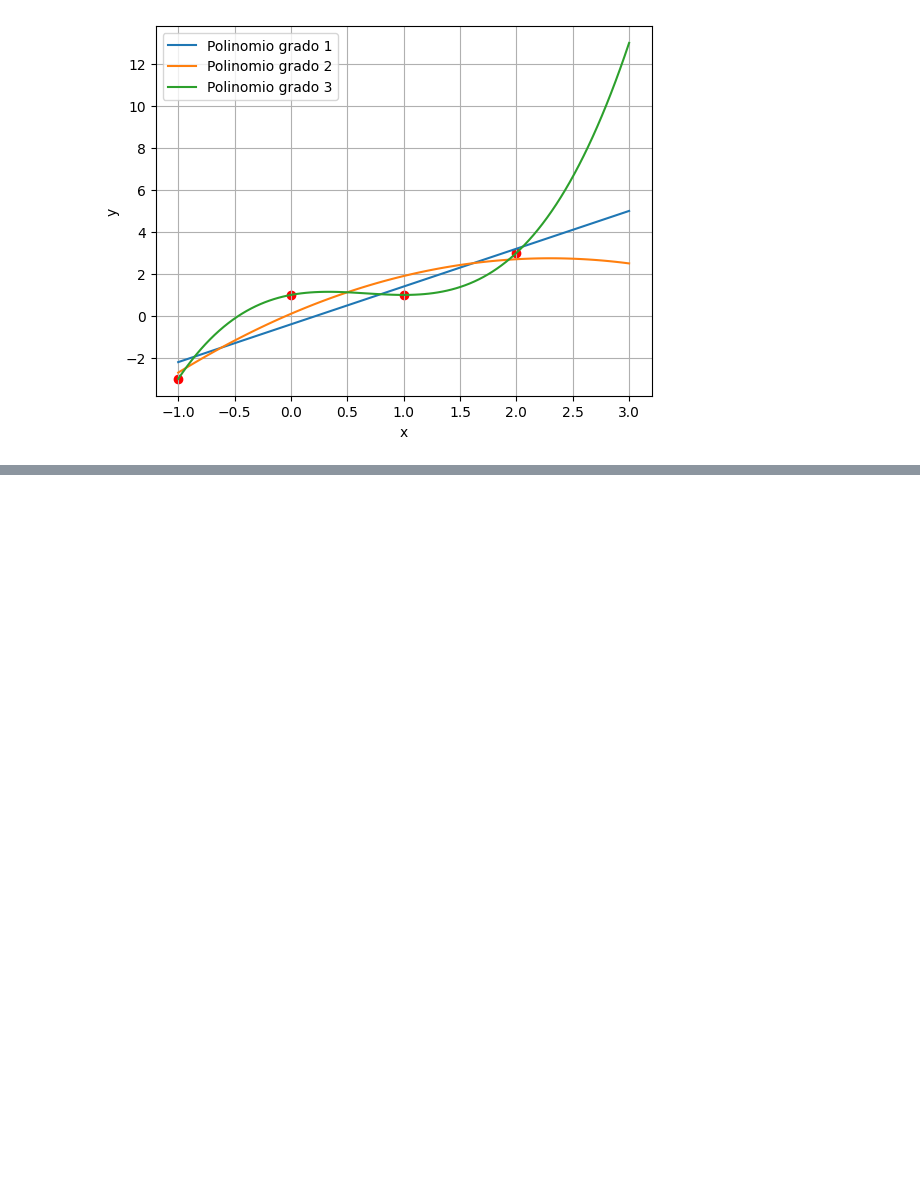
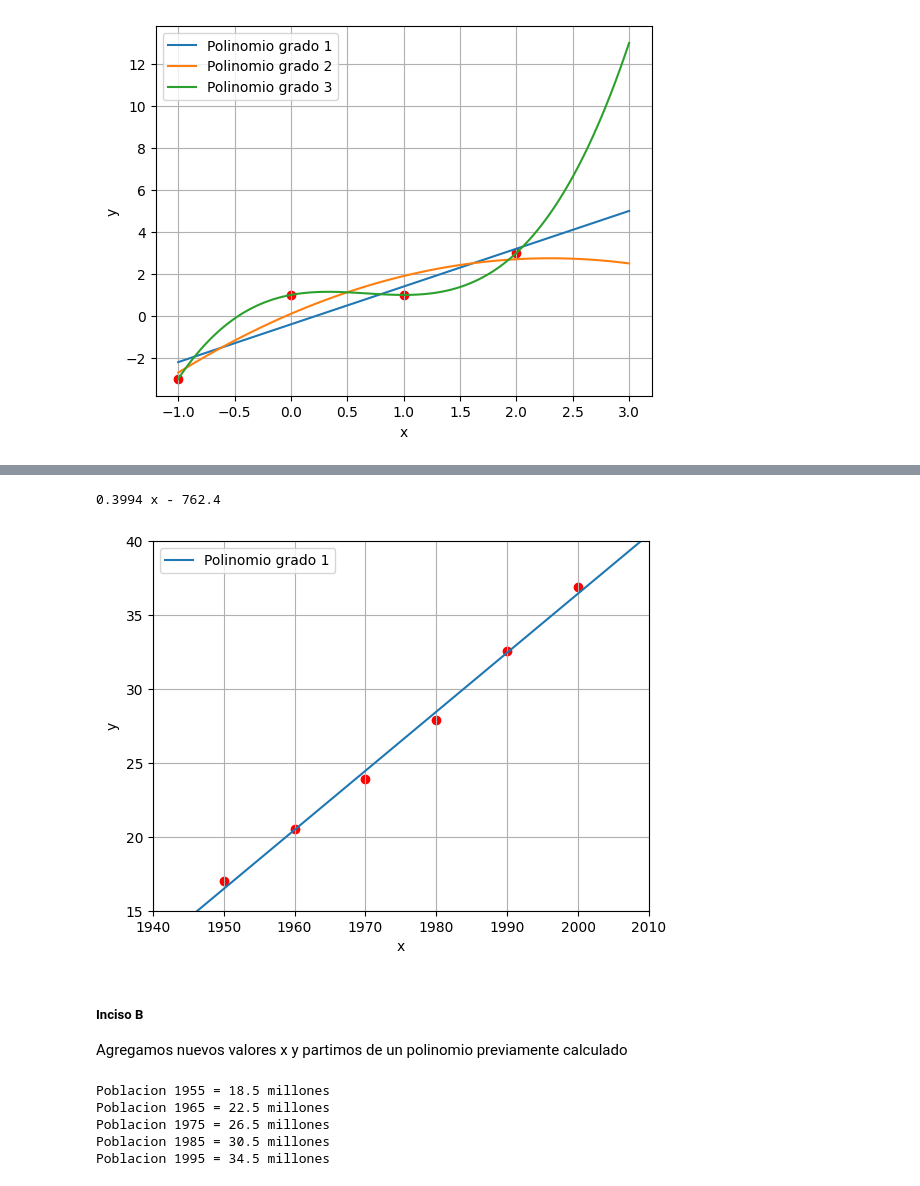
Before and after one commit to arielbakal/AlgebraLinealComputacional_UBA_FCEN, a Jupyter notebook: practicas/practica 7/practica7.ipynb, the cells around one changed output, grey strips where cells are left out. Cells and saved outputs as stored; diff of their text form; code cells hidden in the pictures; blank space fills up the shorter version.

```diff
--- a/practicas/practica 7/practica7.ipynb
+++ b/practicas/practica 7/practica7.ipynb
@@ -105,0 +110,7 @@ plt.show()
+# %%
+x = [1950,1960,1970,1980,1990,2000]
+y = [17,20.5,23.9,27.9,32.6,36.9]
+
+tabla = pd.DataFrame({'x': x, 'y': y})
+
+print(tabla)
@@ -105,0 +125,34 @@ plt.show()
+# %%
+polinomio = np.poly1d( np.polyfit(tabla['x'], tabla['y'], 1) )
+# %%
+print(polinomio)
+# %% [output]
+0.3994 x - 762.4
+# %%
+x = np.linspace(17, 2010, 200)
+plt.plot(x, polinomio(x), label='Polinomio grado 1')
+plt.scatter(tabla['x'], tabla['y'], c='red')
+plt.xlim(1940, 2010)
+plt.ylim(15, 40)
+plt.xlabel('x')
+plt.ylabel('y')
+plt.legend()
+plt.grid(True)
+plt.show()
+# %% [output]
+[figure, added]
+# %% [markdown]
+##### Inciso B
+Agregamos nuevos valores x y partimos de un polinomio previamente calculado
+# %%
+x = [1955,1965,1975,1985,1995]
+y = []
+for x_i in x:
+    print("Poblacion",x_i,"=",round(polinomio(x_i), 1),"millones")
+    y.append(polinomio(x_i))
+# %% [output]
+Poblacion 1955 = 18.5 millones
+Poblacion 1965 = 22.5 millones
+Poblacion 1975 = 26.5 millones
+Poblacion 1985 = 30.5 millones
+Poblacion 1995 = 34.5 millones
```
Also changed, not shown: parts of 14 cells of this notebook.
